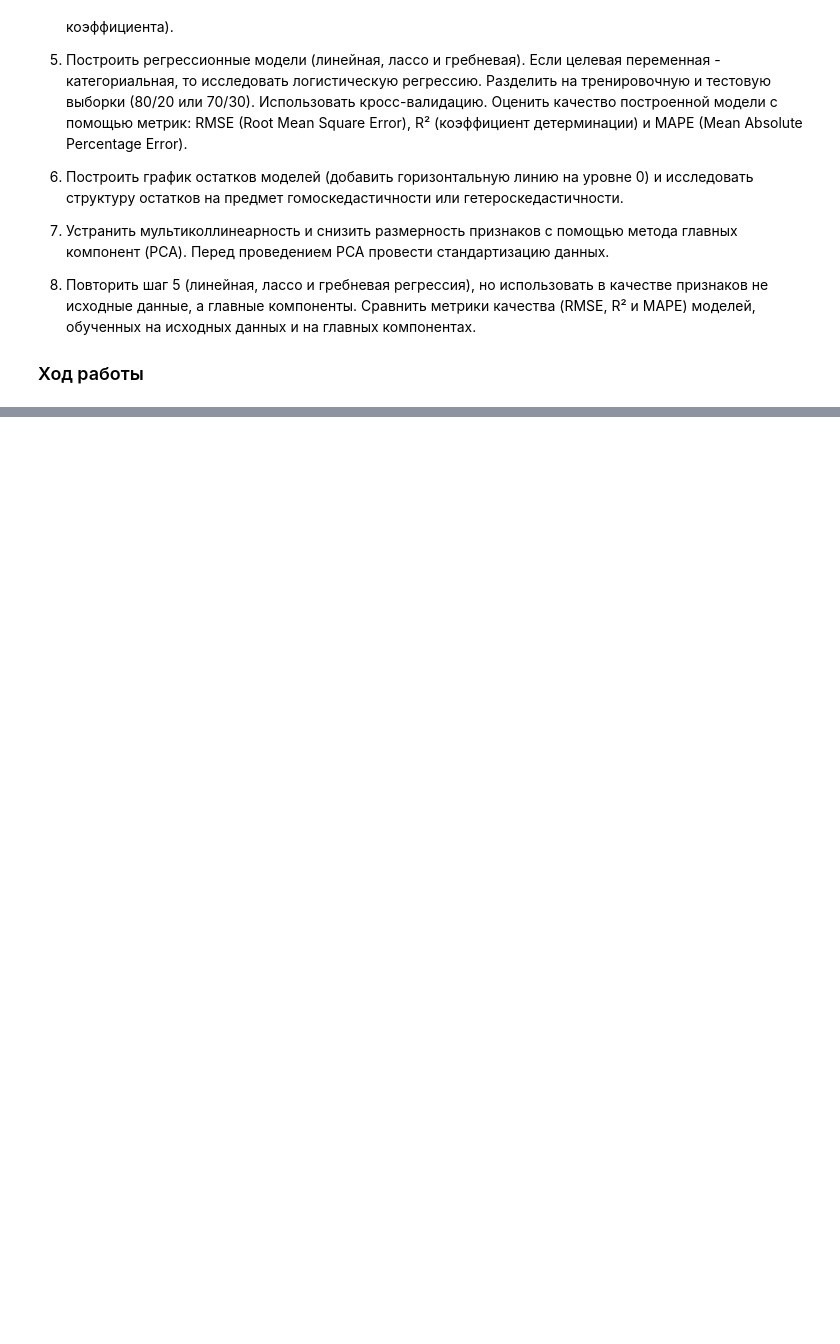
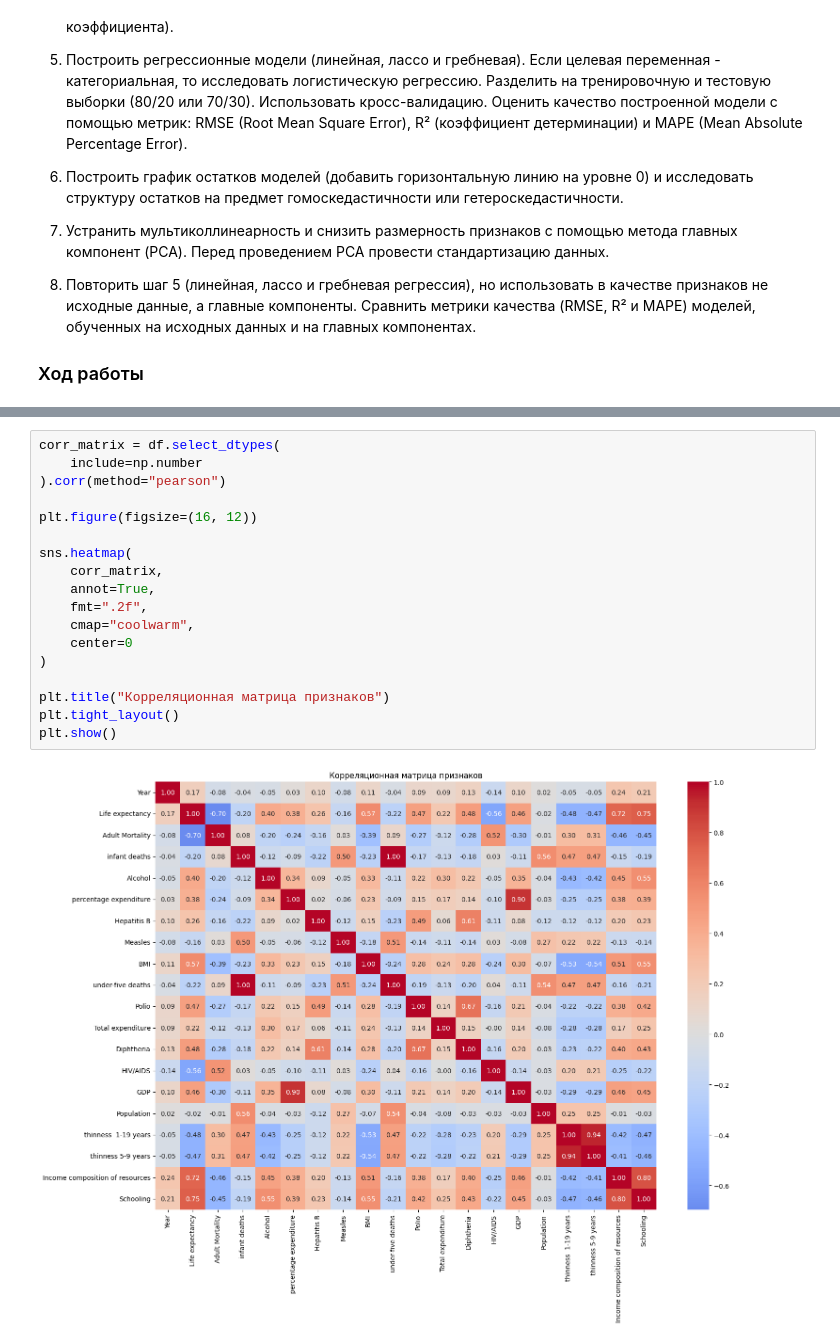
Before and after one commit to anna-1225/lab_1_machine_learning, a Jupyter notebook: report.ipynb, the cells around one changed output, grey strips where cells are left out. Drawn from its saved outputs; the diff is of its cells as text; blank space fills up the shorter version.

```diff
--- a/report.ipynb
+++ b/report.ipynb
@@ -26,0 +226,20 @@ display(
+# %%
+corr_matrix = df.select_dtypes(
+    include=np.number
+).corr(method="pearson")
+
+plt.figure(figsize=(16, 12))
+
+sns.heatmap(
+    corr_matrix,
+    annot=True,
+    fmt=".2f",
+    cmap="coolwarm",
+    center=0
+)
+
+plt.title("Корреляционная матрица признаков")
+plt.tight_layout()
+plt.show()
+# %% [output]
+[figure, added]
```
Also changed, not shown: parts of 34 cells of this notebook.
